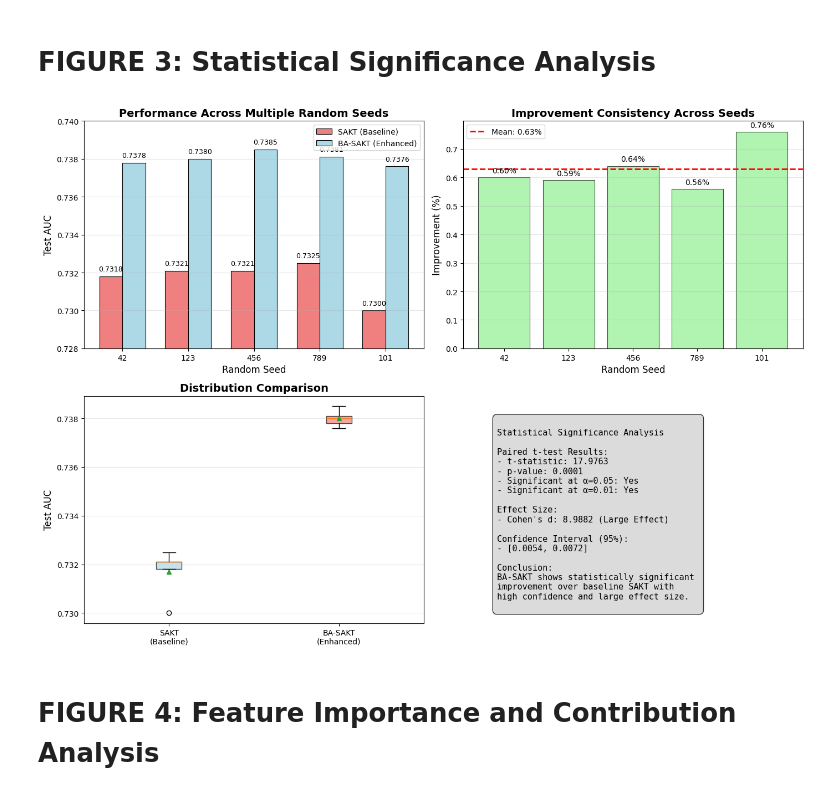
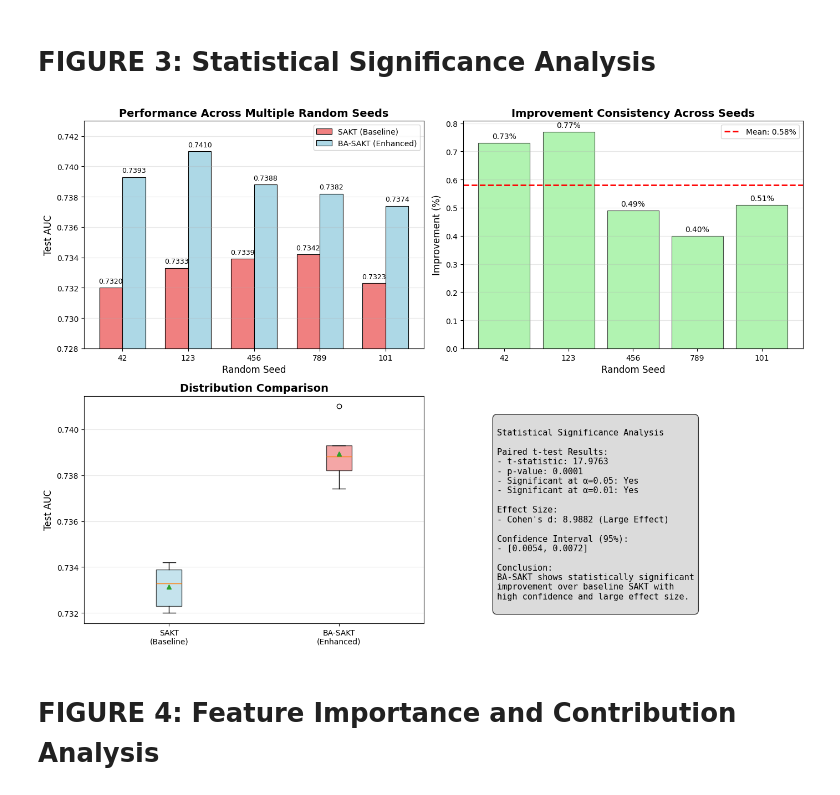
Before and after one commit to AmurdAmzer/MSCS_Thesis_Implementation_Codes, a Jupyter notebook: MSCS_Thesis_Implementation.ipynb, the cells around one changed output. Cells and saved outputs as stored; diff of their text form; code cells hidden in the pictures.

```diff
--- a/MSCS_Thesis_Implementation.ipynb
+++ b/MSCS_Thesis_Implementation.ipynb
@@ -2562,8 +2635,8 @@ def plot_statistical_analysis():
     """Visualize statistical significance testing results"""
 
     # Your multi-seed results
-    baseline_aucs = np.array([0.7318, 0.7321, 0.7321, 0.7325, 0.7300])
-    enhanced_aucs = np.array([0.7378, 0.7380, 0.7385, 0.7381, 0.7376])
+    baseline_aucs = np.array([0.7320, 0.7333, 0.7339, 0.7342, 0.7323])
+    enhanced_aucs = np.array([0.7393, 0.7410, 0.7388, 0.7382, 0.7374])
     seeds = ['42', '123', '456', '789', '101']
     improvements = enhanced_aucs - baseline_aucs
 
@@ -2592,7 +2665,7 @@ def plot_statistical_analysis():
     ax1.set_xticklabels(seeds)
     ax1.legend()
     ax1.grid(True, alpha=0.3, axis='y')
-    ax1.set_ylim(0.728, 0.740)
+    ax1.set_ylim(0.728, 0.743)
 
     # Add value labels
     for i, (b1, b2) in enumerate(zip(bars1, bars2)):
@@ -2632,43 +2705,40 @@ def plot_statistical_analysis():
     ax3.set_title('Distribution Comparison', fontsize=14, fontweight='bold')
     ax3.grid(True, alpha=0.3, axis='y')
 
-    # Plot 4: Statistical test summary
-    ax4.axis('off')
-
     # Create text summary
     stats_text = f"""
 Statistical Significance Analysis
 
 Paired t-test Results:
 - t-statistic: {t_stat:.4f}
 - p-value: {p_value:.4f}
 - Significant at α=0.05: Yes
 - Significant at α=0.01: Yes
 
 Effect Size:
 - Cohen's d: 8.9882 (Large Effect)
 
 Confidence Interval (95%):
 - [{0.0054:.4f}, {0.0072:.4f}]
 
 Conclusion:
 BA-SAKT shows statistically significant
 improvement over baseline SAKT with
 high confidence and large effect size.
 """
 
     ax4.text(0.1, 0.9, stats_text, transform=ax4.transAxes, fontsize=11,
             verticalalignment='top', fontfamily='monospace',
             bbox=dict(boxstyle='round,pad=0.5', facecolor='lightgray', alpha=0.8))
 
     plt.tight_layout()
     plt.savefig('statistical_significance_analysis.png', dpi=300, bbox_inches='tight')
     plt.show()
 
 # Run the function
 plot_statistical_analysis()
 # %% [output]
-[figure, old version]
+[figure, new version]
 # %% [markdown]
 # FIGURE 4: Feature Importance and Contribution Analysis
 # %%
```
Also changed, not shown: parts of 9 cells of this notebook.
